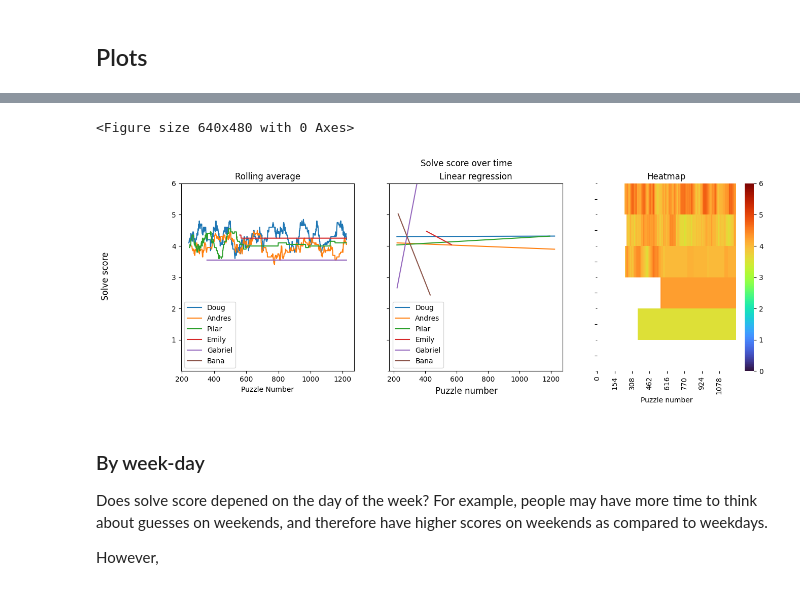
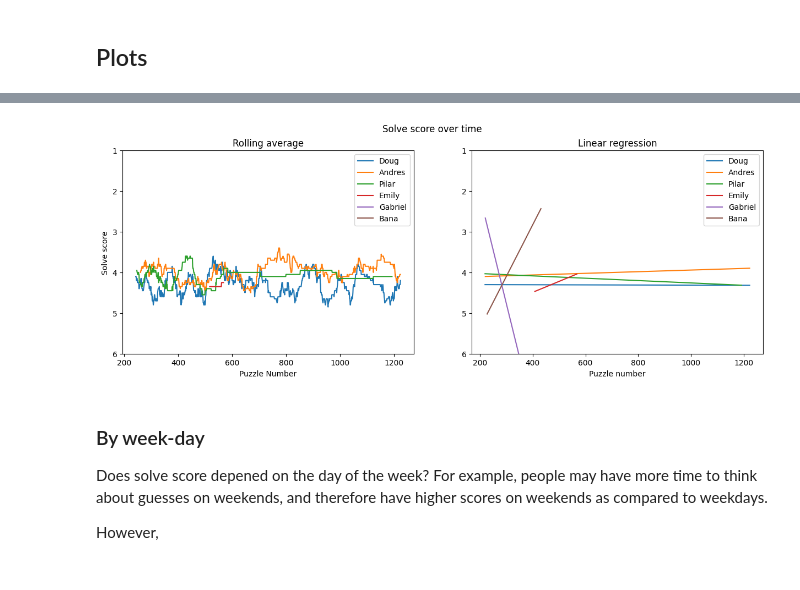
Before and after one commit to craneab/Wordle-Analyzer, a Jupyter notebook: Data Analysis.ipynb, the cells around one changed output, grey strips where cells are left out. Saved outputs shown, nothing was run; the diff lists cells and outputs as text; code cells hidden in the pictures.

```diff
--- a/Data Analysis.ipynb
+++ b/Data Analysis.ipynb
@@ -70,48 +98,36 @@ ax[1].legend(data.data_dict.keys())
 # %%
 # Set up pandas dataframe with rolling average
 df = data.rolling(20)
 
+# Set up figure for plotting
+myfig, myax = plt.subplots(1,2)
 
 # Plot scatterplot for solve score over time
-score_over_time = plt.figure(2)
-
-myfig, myax = plt.subplots(1,3)
 df.plot(title="Rolling average",
                subplots=False,
                ax=myax[0],
-               sharey=True,
-               sharex=True,
-               ylim=[0,6],
+               ylim=[6,1],
                yticks=range(1,7,1),
-               xlabel='Puzzle Number')
+               xlabel='Puzzle Number',
+               ylabel='Solve score',
+               )
 
 # Plot linear regression
 df_predicted = data.linear_reg()
-#df_predicted.drop('Puzzle Number', axis=1,inplace=True)
 df_predicted.plot(
     title='Linear regression',
     ax=myax[1],
-    ylim=[0,6],
-    yticks=range(1,7,1)
+    ylim=[6,1],
+    xlabel='Puzzle number'
 )
 
-# Plot heatmap of correlation
-sns.heatmap(df.transpose(),
-                 cmap='turbo',
-                 vmin=0,
-                 vmax=6,
-                 ax=myax[2])
-myax[2].set(title='Heatmap',
-       xlabel='Puzzle number')
 
-#fig.tight_layout()
+
+# Set figure properties
 myfig.suptitle('Solve score over time')
-myfig.supylabel('Solve score')
-myfig.supxlabel('Puzzle number')
 myfig.set_figwidth(15)
 # %% [output]
-<Figure size 640x480 with 0 Axes>
-[figure, old version]
+[figure, new version]
 # %% [markdown]
 ### By week-day
 Does solve score depened on the day of the week? For example, people may have more time to think about guesses on weekends, and therefore have higher scores on weekends as compared to weekdays.
```
Also changed, not shown: parts of 10 cells of this notebook, 2 other files.
